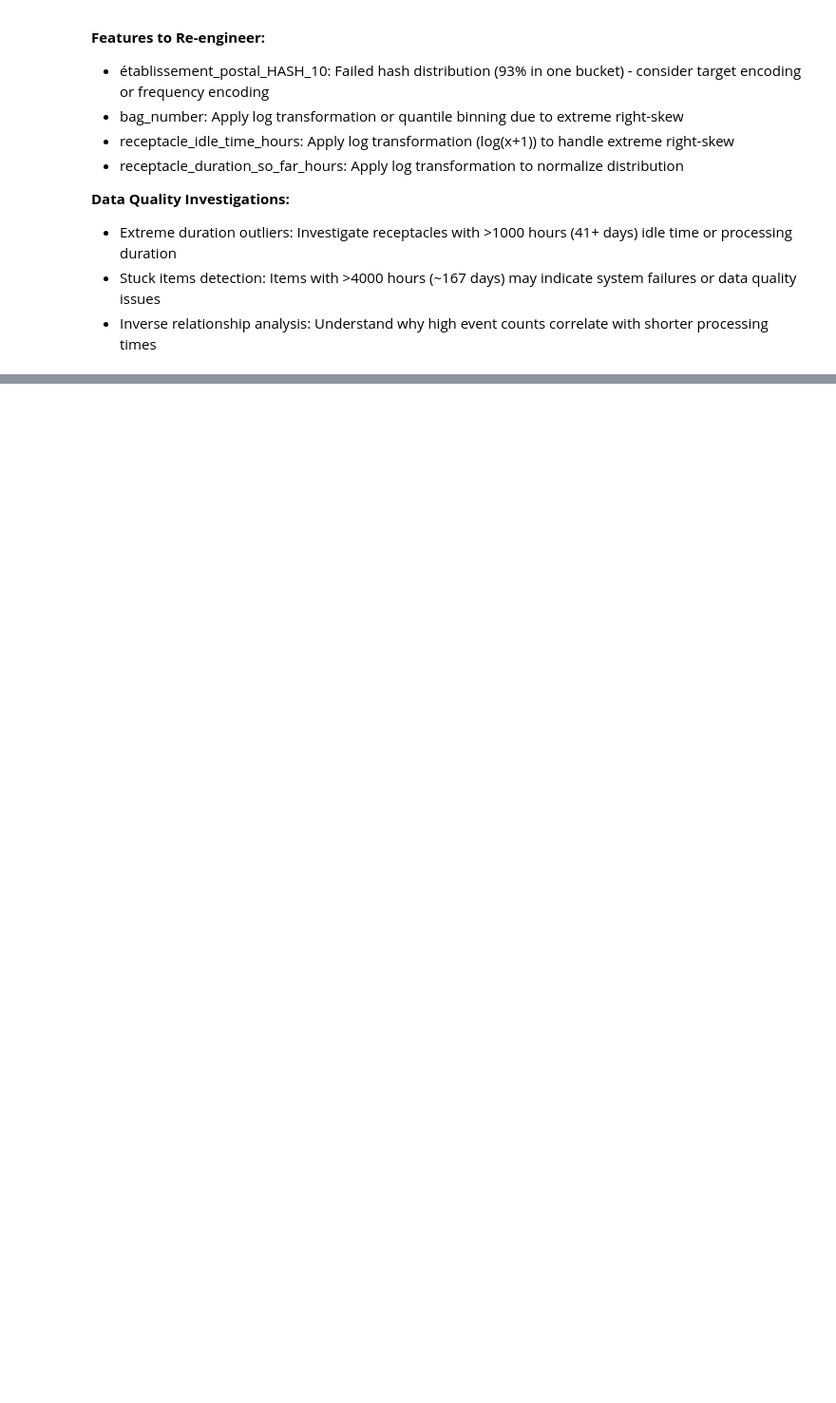
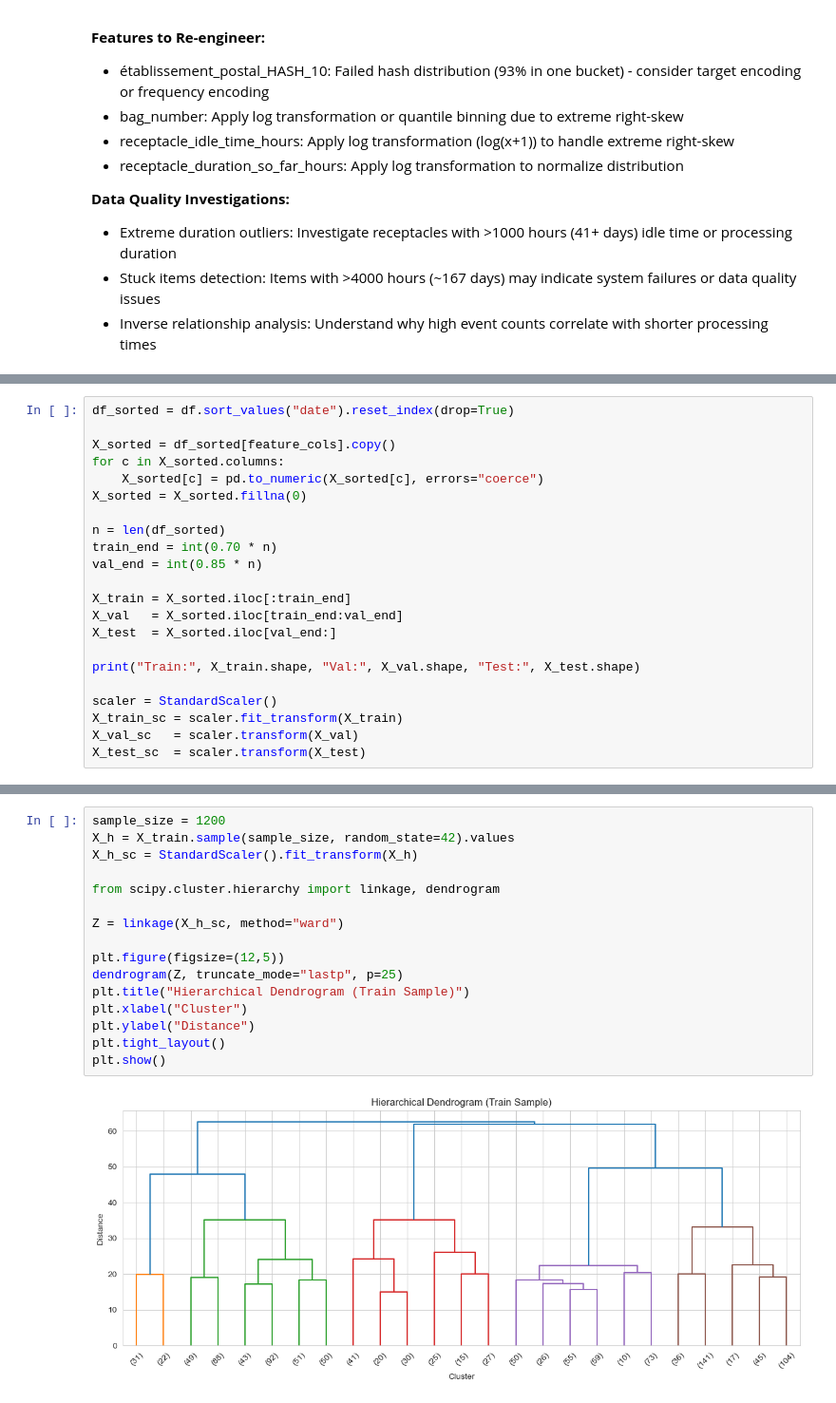
Before and after one commit to Ahmed-bjr/DataMiningProject, a Jupyter notebook: data_pre-processing.ipynb, the cells around one changed output, grey strips where cells are left out. Shown at 95% size. Cells and saved outputs as stored; diff of their text form; blank space fills up the shorter version.

```diff
--- a/data_pre-processing.ipynb
+++ b/data_pre-processing.ipynb
@@ -1638,0 +1827,22 @@ plt.show()
+# %%
+df_sorted = df.sort_values("date").reset_index(drop=True)
+
+X_sorted = df_sorted[feature_cols].copy()
+for c in X_sorted.columns:
+    X_sorted[c] = pd.to_numeric(X_sorted[c], errors="coerce")
+X_sorted = X_sorted.fillna(0)
+
+n = len(df_sorted)
+train_end = int(0.70 * n)
+val_end = int(0.85 * n)
+
+X_train = X_sorted.iloc[:train_end]
+X_val   = X_sorted.iloc[train_end:val_end]
+X_test  = X_sorted.iloc[val_end:]
+
+print("Train:", X_train.shape, "Val:", X_val.shape, "Test:", X_test.shape)
+
+scaler = StandardScaler()
+X_train_sc = scaler.fit_transform(X_train)
+X_val_sc   = scaler.transform(X_val)
+X_test_sc  = scaler.transform(X_test)
@@ -1638,0 +2029,18 @@ plt.show()
+# %%
+sample_size = 1200
+X_h = X_train.sample(sample_size, random_state=42).values
+X_h_sc = StandardScaler().fit_transform(X_h)
+
+from scipy.cluster.hierarchy import linkage, dendrogram
+
+Z = linkage(X_h_sc, method="ward")
+
+plt.figure(figsize=(12,5))
+dendrogram(Z, truncate_mode="lastp", p=25)
+plt.title("Hierarchical Dendrogram (Train Sample)")
+plt.xlabel("Cluster")
+plt.ylabel("Distance")
+plt.tight_layout()
+plt.show()
+# %% [output]
+[figure, added]
```
Also changed, not shown: parts of 68 cells of this notebook.
